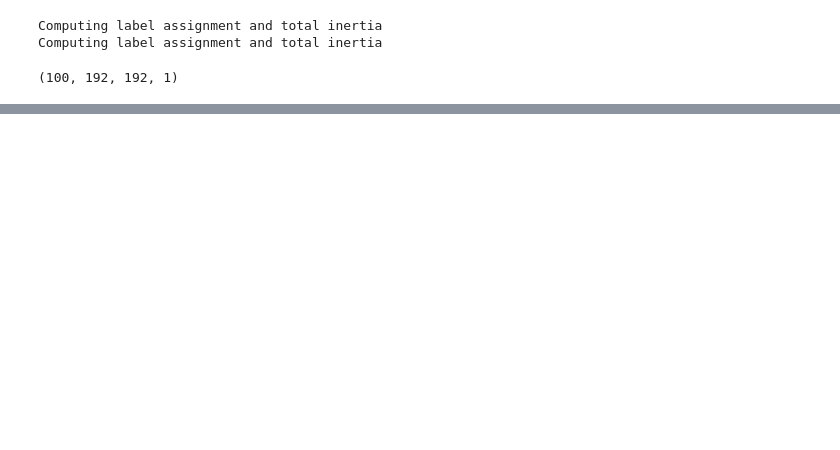
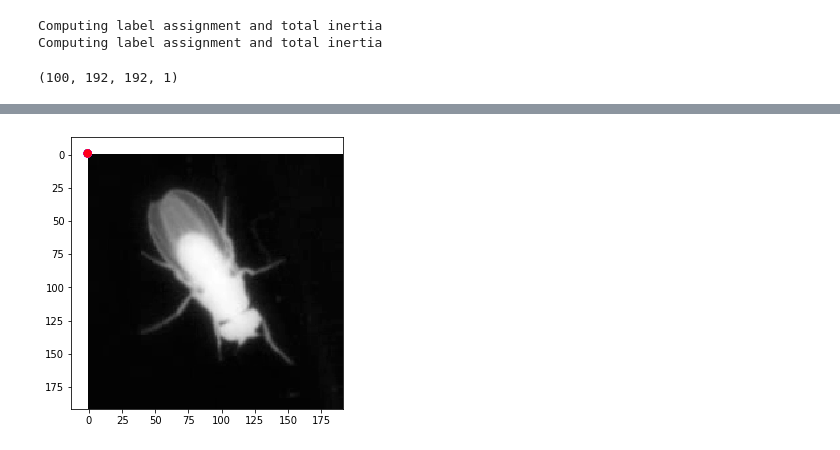
Before and after one commit to jgraving/DeepPoseKit, a Jupyter notebook: examples/step1_create_annotation_set.ipynb, the cells around one changed output, grey strips where cells are left out. Saved outputs shown, nothing was run; the diff lists cells and outputs as text; code cells hidden in the pictures; blank space fills up the shorter version.

Commit message:
Update example notebook

```diff
--- a/examples/step1_create_annotation_set.ipynb
+++ b/examples/step1_create_annotation_set.ipynb
@@ -166,0 +170,21 @@ h5file.close()
+# %%
+data_generator = DataGenerator(HOME + '/deepposekit-data/datasets/fly/example_annotation_set.h5', mode="full")
+
+image, keypoints = data_generator[0]
+
+plt.figure(figsize=(5,5))
+image = image[0] if image.shape[-1] is 3 else image[0, ..., 0]
+cmap = None if image.shape[-1] is 3 else 'gray'
+plt.imshow(image, cmap=cmap, interpolation='none')
+for idx, jdx in enumerate(data_generator.graph):
+    if jdx > -1:
+        plt.plot(
+            [keypoints[0, idx, 0], keypoints[0, jdx, 0]],
+            [keypoints[0, idx, 1], keypoints[0, jdx, 1]],
+            'r-'
+        )
+plt.scatter(keypoints[0, :, 0], keypoints[0, :, 1], c=np.arange(data_generator.keypoints_shape[0]), s=50, cmap=plt.cm.hsv, zorder=3)
+
+plt.show()
+# %% [output]
+[figure, added]
```
Also changed, not shown: parts of 22 cells of this notebook.
